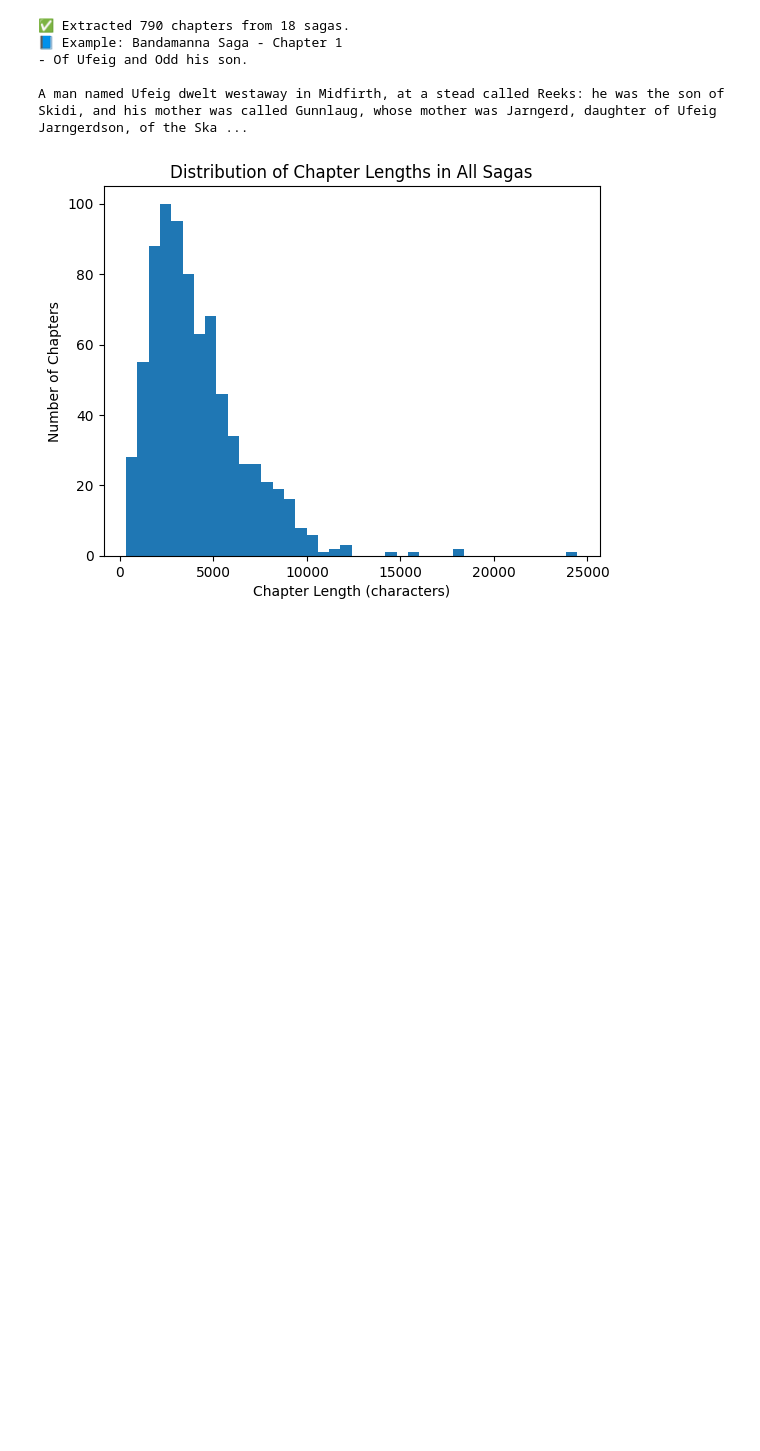
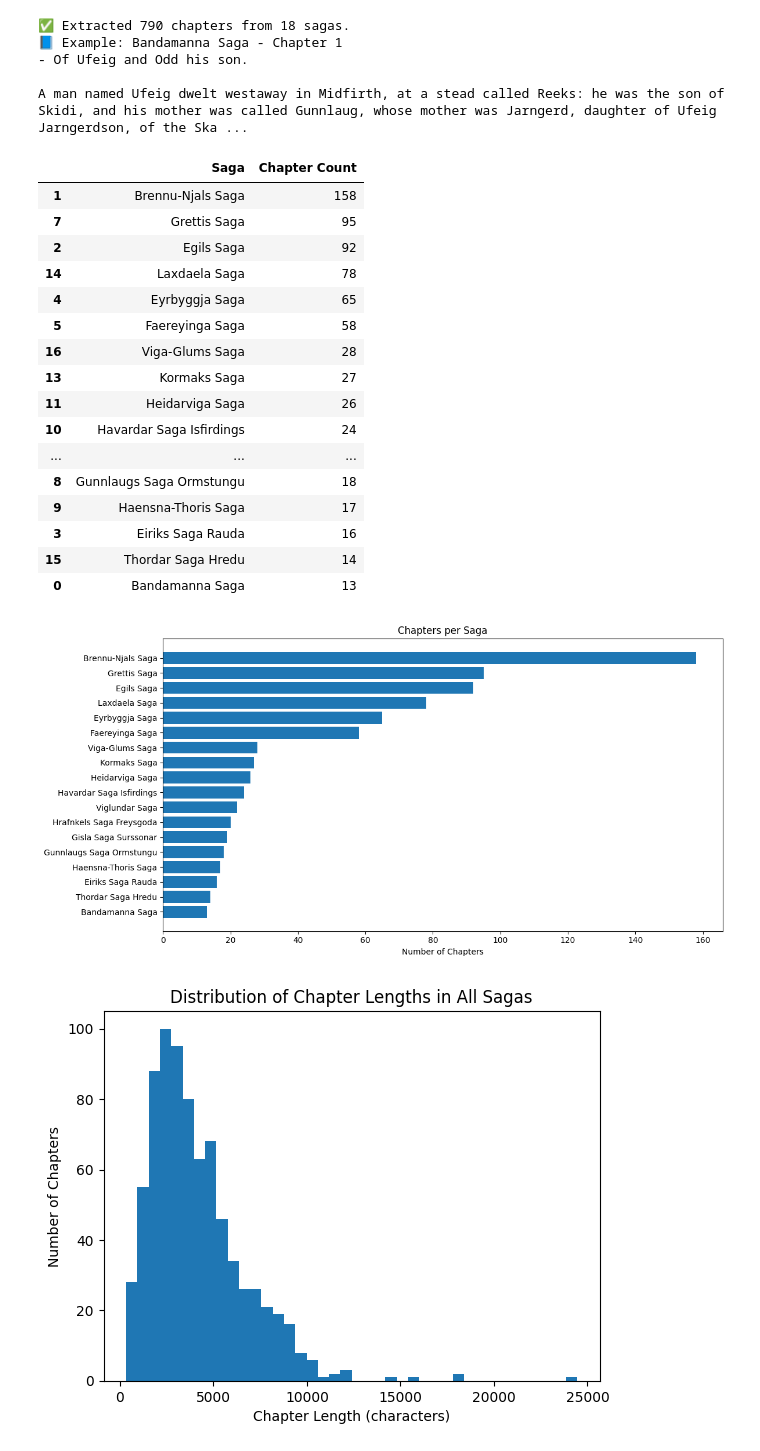
Before and after one commit to theguywithahat0/icelandic_saga_companion, a Jupyter notebook: who-s-who-in-the-sagas-genai-capstone.ipynb, the cells around one changed output. Drawn from its saved outputs; the diff is of its cells as text; code cells hidden in the pictures; blank space fills up the shorter version.

Commit message:
Kaggle Notebook |  Who's Who in the Sagas – GenAI Capstone | Version 4

```diff
--- a/who-s-who-in-the-sagas-genai-capstone.ipynb
+++ b/who-s-who-in-the-sagas-genai-capstone.ipynb
@@ -112,3 +164,47 @@ print(all_chapters[0]["text"][:500])
 - Of Ufeig and Odd his son.
 
 A man named Ufeig dwelt westaway in Midfirth, at a stead called Reeks: he was the son of Skidi, and his mother was called Gunnlaug, whose mother was Jarngerd, daughter of Ufeig Jarngerdson, of the Ska ...
+# %%
+import pandas as pd
+import matplotlib.pyplot as plt
+
+# Convert all_chapters to a DataFrame
+chapters_df = pd.DataFrame(all_chapters)
+
+# Count chapters per saga
+chapter_counts = chapters_df.groupby("saga").size().reset_index(name="Chapter Count")
+chapter_counts = chapter_counts.rename(columns={"saga": "Saga"})
+
+# Sort by number of chapters (descending)
+chapter_counts = chapter_counts.sort_values(by="Chapter Count", ascending=False)
+
+# Display the table
+display(chapter_counts)
+
+# Plot the bar chart
+plt.figure(figsize=(12, 6))
+plt.barh(chapter_counts["Saga"], chapter_counts["Chapter Count"])
+plt.xlabel("Number of Chapters")
+plt.title("Chapters per Saga")
+plt.gca().invert_yaxis()
+plt.tight_layout()
+plt.show()
+# %% [output]
+|  | Saga | Chapter Count |
+| 1 | Brennu-Njals Saga | 158 |
+| 7 | Grettis Saga | 95 |
+| 2 | Egils Saga | 92 |
+| 14 | Laxdaela Saga | 78 |
+| 4 | Eyrbyggja Saga | 65 |
+| 5 | Faereyinga Saga | 58 |
+| 16 | Viga-Glums Saga | 28 |
+| 13 | Kormaks Saga | 27 |
+| 11 | Heidarviga Saga | 26 |
+| 10 | Havardar Saga Isfirdings | 24 |
+| ... | ... | ... |
+| 8 | Gunnlaugs Saga Ormstungu | 18 |
+| 9 | Haensna-Thoris Saga | 17 |
+| 3 | Eiriks Saga Rauda | 16 |
+| 15 | Thordar Saga Hredu | 14 |
+| 0 | Bandamanna Saga | 13 |
+[figure, added]
```
Also changed, not shown: parts of 34 cells of this notebook.
